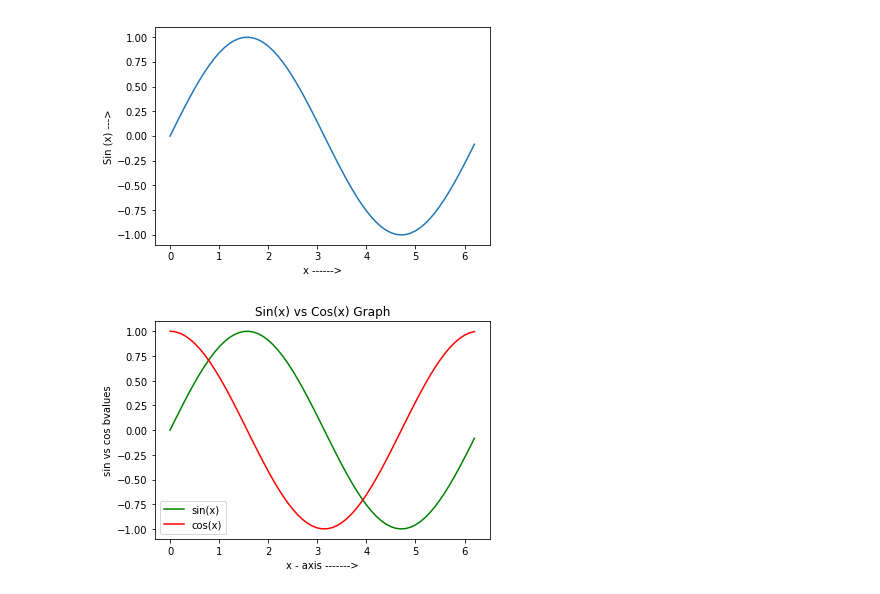
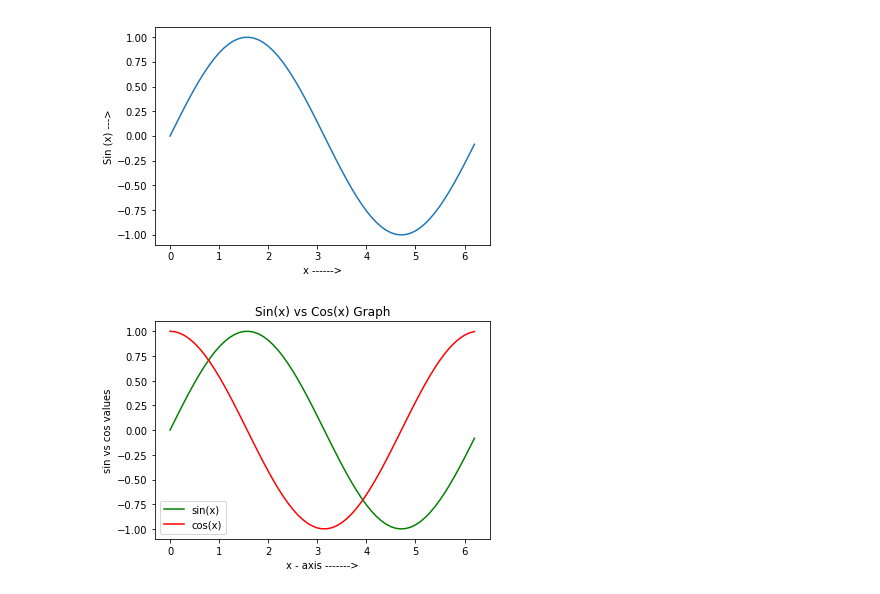
Before and after one commit to SaketJNU/software_engineering, a Jupyter notebook: WorkshopD2F2.ipynb, the cells around one changed output. Saved outputs shown, nothing was run; the diff lists cells and outputs as text; code cells hidden in the pictures.

```diff
--- a/WorkshopD2F2.ipynb
+++ b/WorkshopD2F2.ipynb
@@ -134,14 +148,14 @@ plt.show()
 # %%
 sin_x = np.sin(x)
 cos_x = np.cos(x)
 plt.plot(x, sin_x, label='sin(x)', color='g')
 plt.plot(x, cos_x, label='cos(x)', color='r')
 plt.xlabel("x - axis ------->")
-plt.ylabel("sin vs cos bvalues")
+plt.ylabel("sin vs cos values")
 plt.legend()
 plt.title("Sin(x) vs Cos(x) Graph")
 plt.savefig("data/sin_vs_cos.eps")
 plt.savefig("data/sin_vs_cos.pdf")
 plt.show()
 # %% [output]
-[figure, old version]
+[figure, new version]
```
Also changed, not shown: parts of 4 cells of this notebook, 1 other file.
